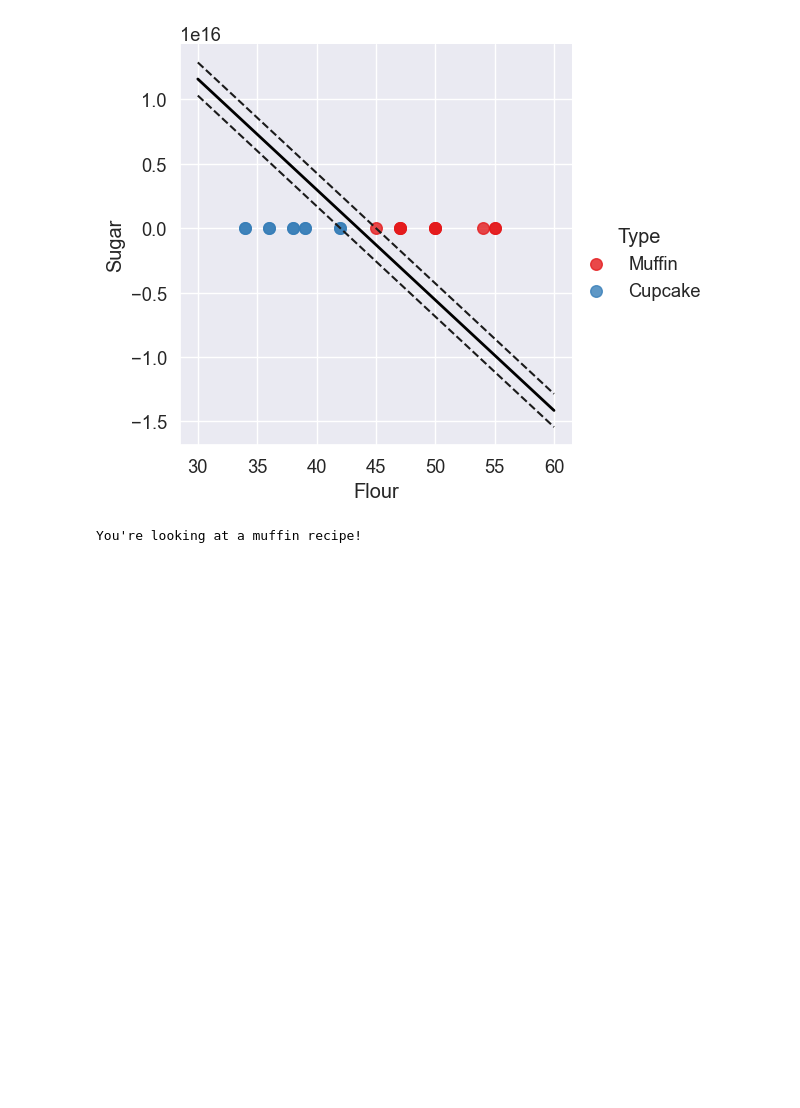
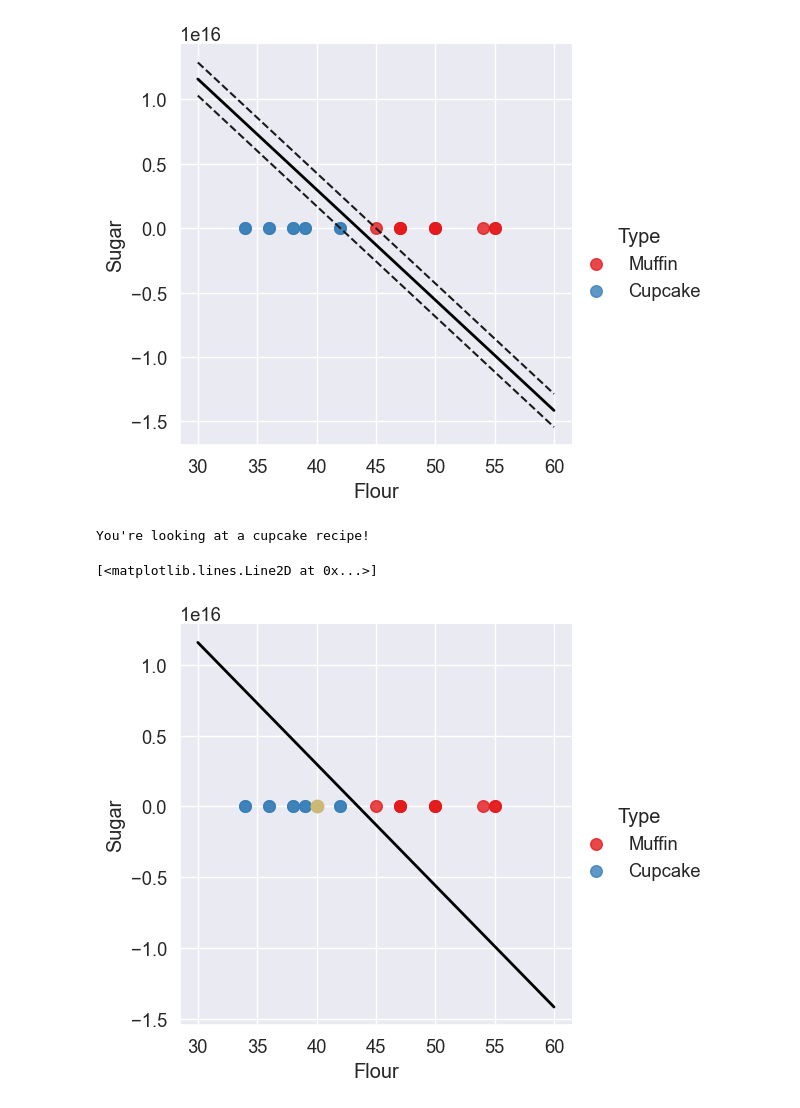
Before and after one commit to mulee0621/Machine_Learning_in_Python, a Jupyter notebook: Muffin_Cupcake.ipynb, the cells around one changed output. Cells and saved outputs as stored; diff of their text form; code cells hidden in the pictures; blank space fills up the shorter version.

```diff
--- a/Muffin_Cupcake.ipynb
+++ b/Muffin_Cupcake.ipynb
@@ -91,6 +91,6 @@ def muffin_or_cupcake(flour, sugar):
         print('You\'re looking at a cupcake recipe!')
 
 # predict if 50 parts flour and 20 parts sugar
-muffin_or_cupcake(50, 20)
+muffin_or_cupcake(40, 20)
 # %% [output]
-You're looking at a muffin recipe!
+You're looking at a cupcake recipe!
@@ -99,0 +97,8 @@ sns.lmpli
+# %%
+# plot this on the graph
+sns.lmplot('Flour', 'Sugar', data=recipes, hue='Type', palette='Set1', fit_reg=False, scatter_kws={"s":70})
+plt.plot(xx, yy, linewidth=2, color='black')
+plt.plot(40, 20, 'yo', markersize='9')
+# %% [output]
+[<matplotlib.lines.Line2D at 0x...>]
+[figure, added]
```
Also changed, not shown: parts of 1 cell of this notebook.
